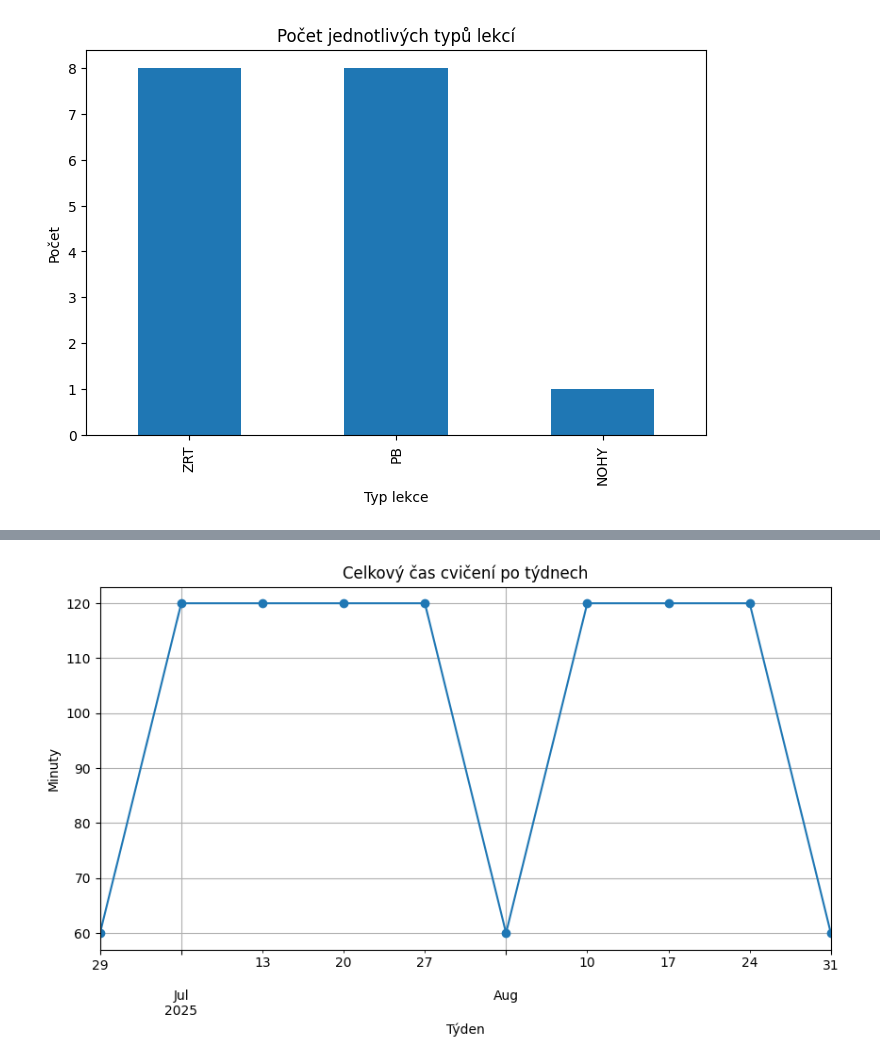
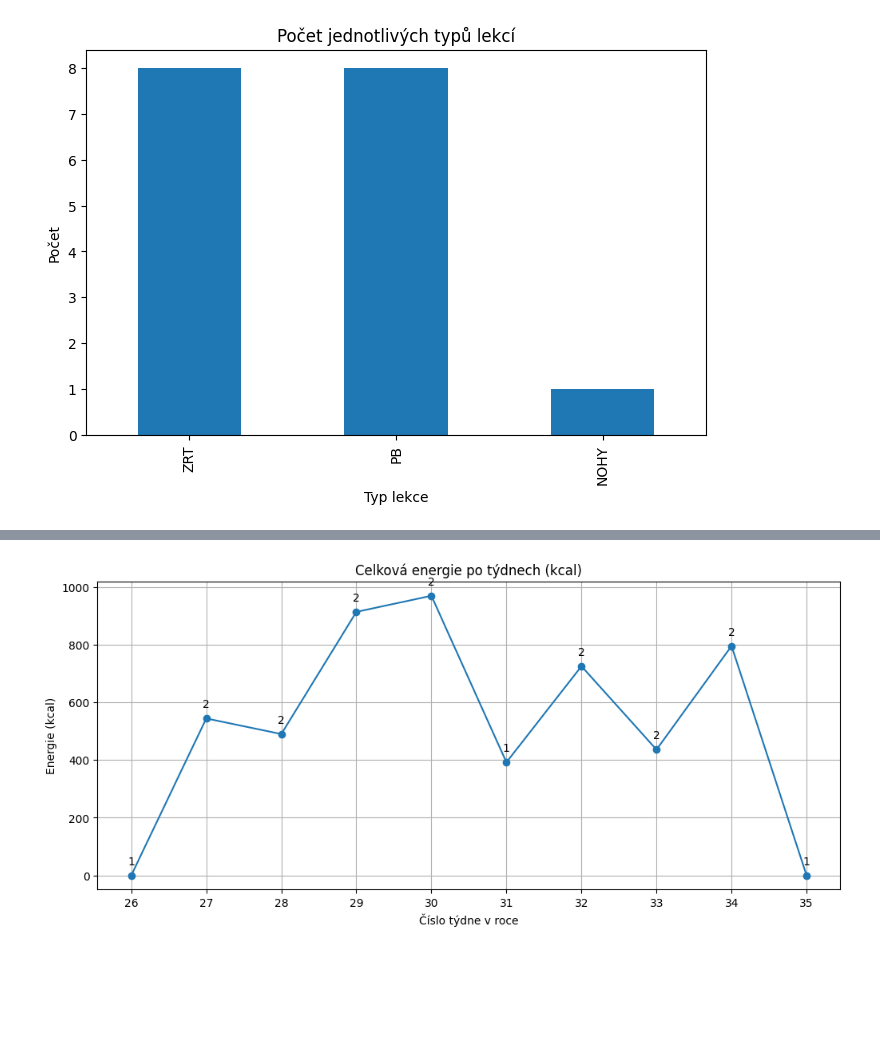
Before and after one commit to MarekCoderslab/TOPFIT, a Jupyter notebook: TOPFit_workout.ipynb, the cells around one changed output, grey strips where cells are left out. Cells and saved outputs as stored; diff of their text form; code cells hidden in the pictures; blank space fills up the shorter version.

```diff
--- a/TOPFit_workout.ipynb
+++ b/TOPFit_workout.ipynb
@@ -310,12 +360,42 @@ plt.show()
-# %%
-df["week"] = pd.to_datetime(df["date"]).dt.to_period("W")
-weekly_minutes = df.groupby("week")["doba"].sum()
-
-weekly_minutes.plot(kind="line", marker="o", figsize=(10,5))
-plt.title("Celkový čas cvičení po týdnech")
-plt.xlabel("Týden")
-plt.ylabel("Minuty")
-plt.grid(True)
-plt.show()
-# %% [output]
-[figure, removed]
+# %%
+import matplotlib.pyplot as plt
+import numpy as np
+import pandas as pd
+
+# jistota: ISO týden jako int
+df["week"] = pd.to_datetime(df["date"]).dt.isocalendar().week.astype(int)
+
+# kompletní rozsah týdnů (v rámci dat v df)
+all_weeks = pd.RangeIndex(df["week"].min(), df["week"].max() + 1)
+
+# součet energie po týdnech (0 pro chybějící týdny)
+weekly_energy = (
+    df.groupby("week", observed=True)["energy"]
+      .sum(min_count=1)              # když v týdnu není žádná energie, zůstane NaN
+      .reindex(all_weeks, fill_value=0)
+      .fillna(0)
+)
+
+# počet lekcí po týdnech (pro popisky)
+weekly_counts = (
+    df.groupby("week", observed=True)
+      .size()
+      .reindex(all_weeks, fill_value=0)
+)
+
+# graf
+ax = weekly_energy.plot(kind="line", marker="o", figsize=(12, 5))
+plt.title("Celková energie po týdnech (kcal)")
+plt.xlabel("Číslo týdne v roce")
+plt.ylabel("Energie (kcal)")
+plt.xticks(list(all_weeks))
+plt.grid(True)
+
+# popisky: počet lekcí nad body
+offset = max(1, weekly_energy.max() * 0.03)  # drobný odsaz
+for week, value in weekly_energy.items():
+    ax.text(week, value + offset, str(int(weekly_counts.loc[week])), ha="center", va="bottom")
+
+plt.show()
+# %% [output]
+[figure, added]
```
Also changed, not shown: parts of 9 cells of this notebook, 2 other files.
